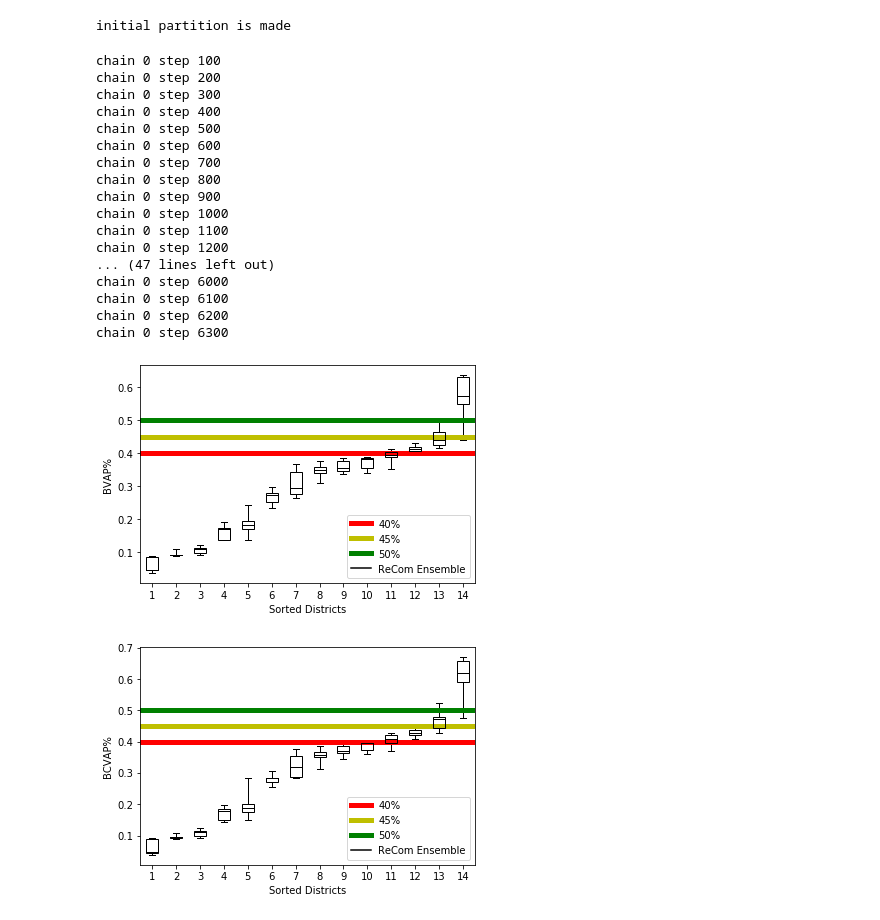
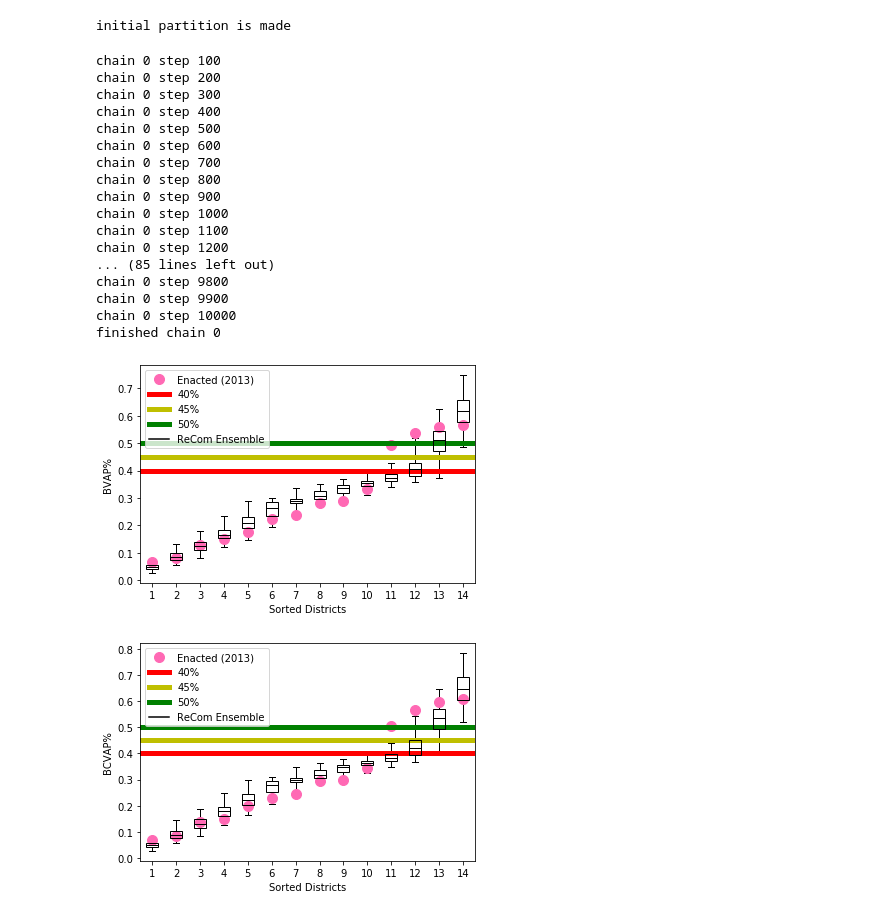
Before and after one commit to vrdi/GeorgiaCitizenship, a Jupyter notebook: ga-tract-chain.ipynb, the cells around one changed output. Saved outputs shown, nothing was run; the diff lists cells and outputs as text; code cells hidden in the pictures.

Commit message:
Generalize pop variable in chain; Add accurate enacted plan data points from census data

```diff
--- a/ga-tract-chain.ipynb
+++ b/ga-tract-chain.ipynb
@@ -117,6 +118,12 @@ BVAPS=[[],[],[],[]]
 BCVAPS=[[],[],[],[]]
 
 #37 to 55 is opportunity district BVAP range in VA
+
+subdir = "./Outputs/Tract_14Districts_VAP_CVAP/"
+os.makedirs(os.path.dirname(subdir + "init.txt"), exist_ok=True)
+with open(subdir + "init.txt", "w") as f:
+    f.write("Created Folder")
+
 
 for i in range(1):
     t = 0
@@ -132,9 +139,10 @@ for i in range(1):
             df["current"]=df.index.map(dict(part.assignment))
 
             df.plot(column="current",cmap="jet")
+            plt.savefig(subdir+"plot"+str(t)+".png")
             plt.close()
 
-            with open(newdir+"assignment"+str(t)+".json", 'w') as jf1:
+            with open(subdir+"assignment"+str(t)+".json", 'w') as jf1:
                 json.dump(dict(part.assignment), jf1)
 
     print(f"finished chain {i}")
@@ -142,7 +150,7 @@ for i in range(1):
 df["final"]=df.index.map(dict(part.assignment))
 
 df.plot(column="final",cmap="jet")
-plt.savefig(newdir+"final.png")
+plt.savefig(subdir+"final.png")
 plt.close()
 # %% [output]
 chain 0 step 100
@@ -157,11 +165,38 @@ chain 0 step 900
 chain 0 step 1000
 chain 0 step 1100
 chain 0 step 1200
-... (47 lines left out)
-chain 0 step 6000
-chain 0 step 6100
-chain 0 step 6200
-chain 0 step 6300
+... (85 lines left out)
+chain 0 step 9800
+chain 0 step 9900
+chain 0 step 10000
+finished chain 0
+# %%
+# Note:
+#
+# The "enacted plan" is taken from the 2013 congressional district data for 14 districts
+# because GA first gained a seat iin 2013. Not using more current data to account for
+# population increase over time
+#
+
+cd_df = gpd.read_file("./data/ga_2013_CD.shp")
+
+new_cols = ['CPOP', 'VAP', 'BVAP', 'nBVAP', 'CVAP', 'BCVAP', 'nBCVAP']
+
+VAP_cols = ['MVAPTOT', 'FVAPTOT']
+BVAP_cols = ['MVAPBLK', 'FVAPBLK']
+CVAP_cols = ['MNVVAPTOT', 'MNLVAPTOT', 'FNVVAPTOT', 'FNLVAPTOT']
+BCVAP_cols = ['MNVVAPBLK', 'MNLVAPBLK', 'FNVVAPBLK', 'FNLVAPBLK']
+
+cd_df['CPOP'] = pd.to_numeric(cd_df['TOTPOP']-cd_df['NCPOP'])
+cd_df['VAP'] = pd.to_numeric(cd_df[VAP_cols].sum(axis=1))
+cd_df['BVAP'] = pd.to_numeric(cd_df[BVAP_cols].sum(axis=1))
+cd_df['nBVAP'] = cd_df['VAP'] - cd_df['BVAP']
+cd_df['CVAP'] = pd.to_numeric(cd_df[CVAP_cols].sum(axis=1))
+cd_df['BCVAP'] = pd.to_numeric(cd_df[BCVAP_cols].sum(axis=1))
+cd_df['nBCVAP'] = cd_df['CVAP'] - cd_df['BCVAP']
+# %%
+enacted_CD113_BCVAP = sorted(cd_df['BCVAP']/cd_df['CVAP'])
+enacted_CD113_BVAP = sorted(cd_df['BVAP']/cd_df['VAP'])
 # %%
 # PLOT SORTED DISTRICTS OVER BVAP %
 
@@ -181,8 +216,9 @@ plt.boxplot(
             flierprops=dict(color=c, markeredgecolor=c),
             medianprops=dict(color=c),
 )
-
-#plt.plot([1,2,3,4,5,6,7],[.233,.268,.268,.297,.322,.337,.621], 'o', color="hotpink", label="Enacted",markersize=10)
+sorted_d_nums = [1,2,3,4,5,6,7, 8, 9, 10, 11, 12, 13, 14]
+sorted_BPOP = sorted([.295, .51, .233, .571, .58, .125, .179, .298, .069, .247, .149, .343, .55, .086])
+plt.plot(sorted_d_nums, enacted_CD113_BVAP, 'o', color="hotpink", label="Enacted (2013)",markersize=10)
 
 plt.axhline(y=.4,color='r',label="40%",linewidth=5)
 
@@ -200,33 +236,33 @@ plt.show()
 
 # PLOT SORTED DISTRICTS OVER CBVAP %
 
 plt.figure()
 plt.boxplot(
             np.array(BCVAPS[0]),
             whis=[1, 99],
             showfliers=False,
             patch_artist=True,
             boxprops=dict(facecolor="None", color=c),
             capprops=dict(color=c),
             whiskerprops=dict(color=c),
             flierprops=dict(color=c, markeredgecolor=c),
             medianprops=dict(color=c),
 )
 
-#plt.plot([1,2,3,4,5,6,7],[.233,.268,.268,.297,.322,.337,.621], 'o', color="hotpink", label="Enacted",markersize=10)
+plt.plot(sorted_d_nums, enacted_CD113_BCVAP, 'o', color="hotpink", label="Enacted (2013)",markersize=10)
 
 plt.axhline(y=.4,color='r',label="40%",linewidth=5)
 
 plt.axhline(y=.45,color='y',label="45%",linewidth=5)
 
 plt.axhline(y=.5,color='g',label="50%",linewidth=5)
 plt.plot([],[],color='k',label="ReCom Ensemble")
 plt.xlabel("Sorted Districts")
 plt.ylabel("BCVAP%")
 
 plt.legend()
 
 plt.show()
 # %% [output]
-[figure, old version]
+[figure, new version]
-[figure, old version]
+[figure, new version]
```
Also changed, not shown: parts of 2 cells of this notebook.
